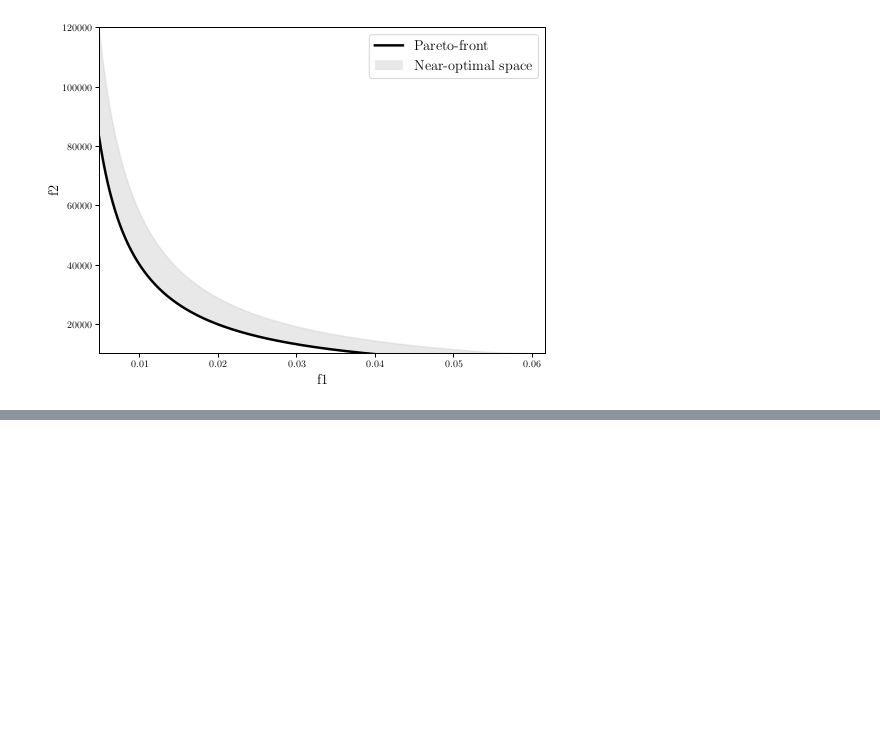
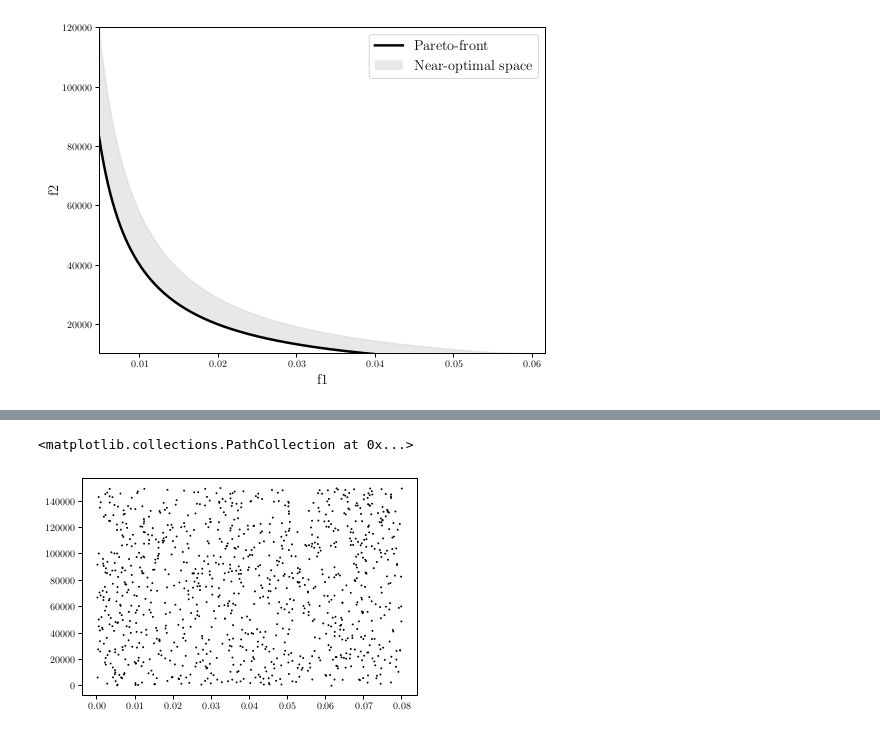
Before and after one commit to samgdotson/2023-dotson-prelim, a Jupyter notebook: analysis/pareto-front.ipynb, the cells around one changed output, grey strips where cells are left out. Saved outputs shown, nothing was run; the diff lists cells and outputs as text; code cells hidden in the pictures; blank space fills up the shorter version.

```diff
--- a/analysis/pareto-front.ipynb
+++ b/analysis/pareto-front.ipynb
@@ -73,0 +110,13 @@ plt.show()
+# %%
+np.random.seed(1234)
+R = np.random.rand(1000,2)
+R[:,1] = R[:,1]*15e4
+R[:,0] = R[:,0]*8e-2
+# %%
+fig, ax = plt.subplots()
+# ax.scatter(*zip(*F), c='black', s=1)
+# ax.scatter(*zip(*F2), c='black', s=1)
+ax.scatter(*zip(*R), c='black', s=1)
+# %% [output]
+<matplotlib.collections.PathCollection at 0x...>
+[figure, added]
```
Also changed, not shown: parts of 22 cells of this notebook, 7 other files.
